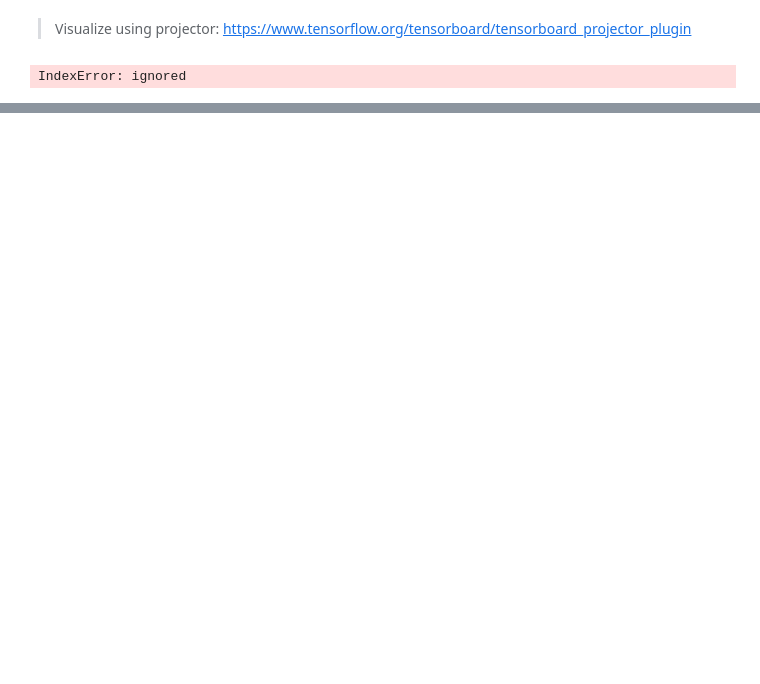
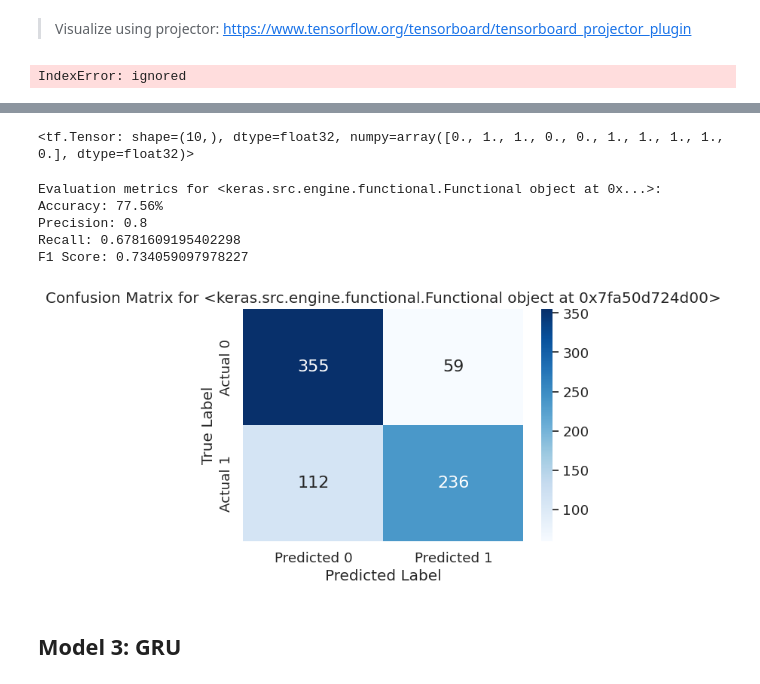
Before and after one commit to joe-seth/TensorFlow-Disaster-Tweets, a Jupyter notebook: Disaster_Tweets.ipynb, the cells around one changed output, grey strips where cells are left out. Saved outputs shown, nothing was run; the diff lists cells and outputs as text; code cells hidden in the pictures; blank space fills up the shorter version.

Commit message:
model 3 vs baseline

```diff
--- a/Disaster_Tweets.ipynb
+++ b/Disaster_Tweets.ipynb
@@ -547,0 +588,13 @@ IndexError: ignored
+# %%
+# Compile the model
+model_2.compile(loss='binary_crossentropy',
+                optimizer=tf.keras.optimizers.Adam(),
+                metrics=['accuracy'])
+# %%
+# Fit the model
+model_2_history = model_2.fit(train_sentences,
+                              train_labels,
+                              epochs=5,
+                              validation_data = (val_sentences, val_labels),
+                              callbacks=[create_tensorboard_callback(SAVE_DIR,
+                                                                     "model_2_LSTM")])
@@ -547,0 +613,4 @@ IndexError: ignored
+# %%
+# Make prediction
+model_2_pred_probs = model_2.predict(val_sentences)
+model_2_pred_probs[:10]
@@ -547,0 +629,21 @@ IndexError: ignored
+# %%
+# Convert model 2  pred probs to labels
+model_2_pred_probs = tf.squeeze(tf.round(model_2_pred_probs))
+model_2_pred_probs[:10]
+# %% [output]
+<tf.Tensor: shape=(10,), dtype=float32, numpy=array([0., 1., 1., 0., 0., 1., 1., 1., 1., 0.], dtype=float32)>
+# %%
+# Calculate model 2  results
+model_2_results = evaluate_model(model_2,
+                                 y_true=val_labels,
+                                 y_pred = model_2_pred_probs)
+model_2_results
+# %% [output]
+Evaluation metrics for <keras.src.engine.functional.Functional object at 0x...>:
+Accuracy: 77.56%
+Precision: 0.8
+Recall: 0.6781609195402298
+F1 Score: 0.734059097978227
+[figure, added]
+# %% [markdown]
+## Model 3: GRU
```
Also changed, not shown: parts of 32 cells of this notebook.
